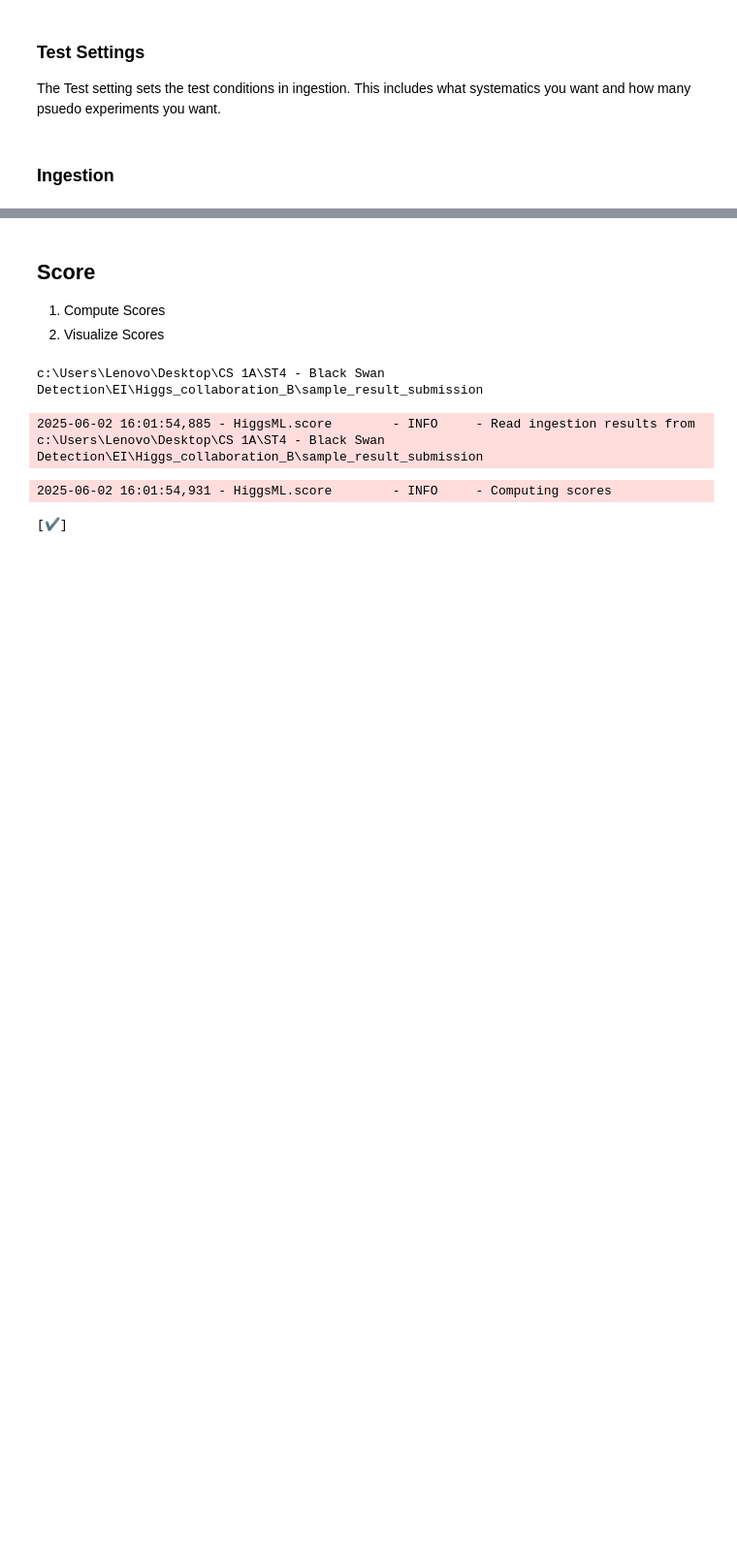
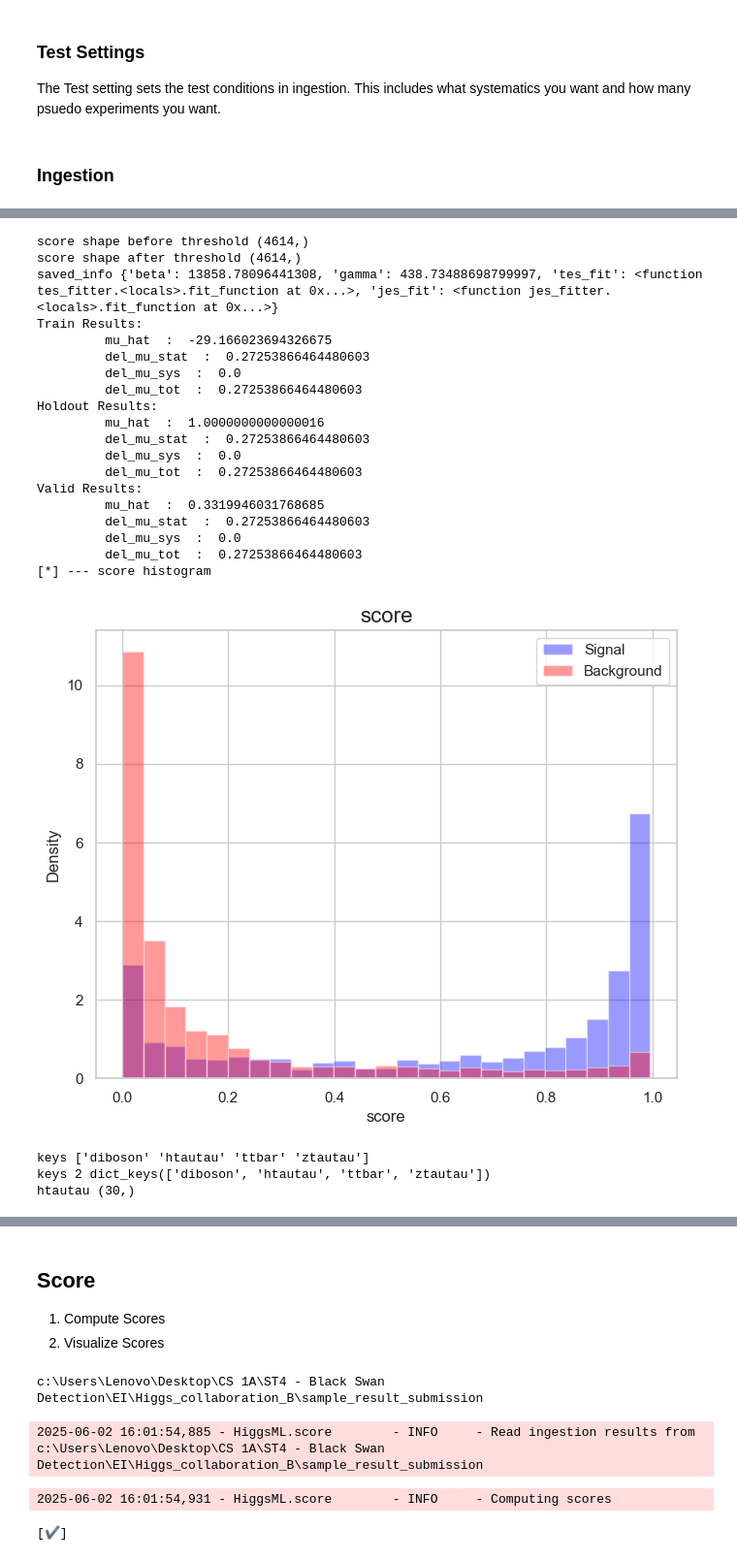
Before and after one commit to blackSwanCS/Higgs_collaboration_B, a Jupyter notebook: StartingKit_Black_Swan_HiggsML.ipynb, the cells around one changed output, grey strips where cells are left out. Shown at 97% size. Saved outputs shown, nothing was run; the diff lists cells and outputs as text; code cells hidden in the pictures; blank space fills up the shorter version.

Commit message:
trained the model on the notebook

```diff
--- a/StartingKit_Black_Swan_HiggsML.ipynb
+++ b/StartingKit_Black_Swan_HiggsML.ipynb
@@ -325,8 +339,8 @@ with open(random_settings_file, "w") as f:
 # %% [markdown]
 ### Ingestion
 # %%
-#from HiggsML.ingestion import Ingestion
+from HiggsML.ingestion import Ingestion
 
-#ingestion = Ingestion(data)
+ingestion = Ingestion(data)
 # %%
 # initialize submission
@@ -334,3 +376,4 @@ with open(random_settings_file, "w") as f:
 # %%
 # fit submission
-#ingestion.fit_submission()
+ingestion.fit_submission()
+# %% [output]
@@ -336,0 +381,23 @@ with open(random_settings_file, "w") as f:
+score shape before threshold (4614,)
+score shape after threshold (4614,)
+saved_info {'beta': 13858.78096441308, 'gamma': 438.73488698799997, 'tes_fit': <function tes_fitter.<locals>.fit_function at 0x...>, 'jes_fit': <function jes_fitter.<locals>.fit_function at 0x...>}
+Train Results:
+         mu_hat  :  -29.166023694326675
+         del_mu_stat  :  0.27253866464480603
+         del_mu_sys  :  0.0
+         del_mu_tot  :  0.27253866464480603
+Holdout Results:
+         mu_hat  :  1.0000000000000016
+         del_mu_stat  :  0.27253866464480603
+         del_mu_sys  :  0.0
+         del_mu_tot  :  0.27253866464480603
+Valid Results:
+         mu_hat  :  0.3319946031768685
+         del_mu_stat  :  0.27253866464480603
+         del_mu_sys  :  0.0
+         del_mu_tot  :  0.27253866464480603
+[*] --- score histogram
+[figure, added]
+keys ['diboson' 'htautau' 'ttbar' 'ztautau']
+keys 2 dict_keys(['diboson', 'htautau', 'ttbar', 'ztautau'])
+htautau (30,)
```
Also changed, not shown: parts of 8 cells of this notebook.
